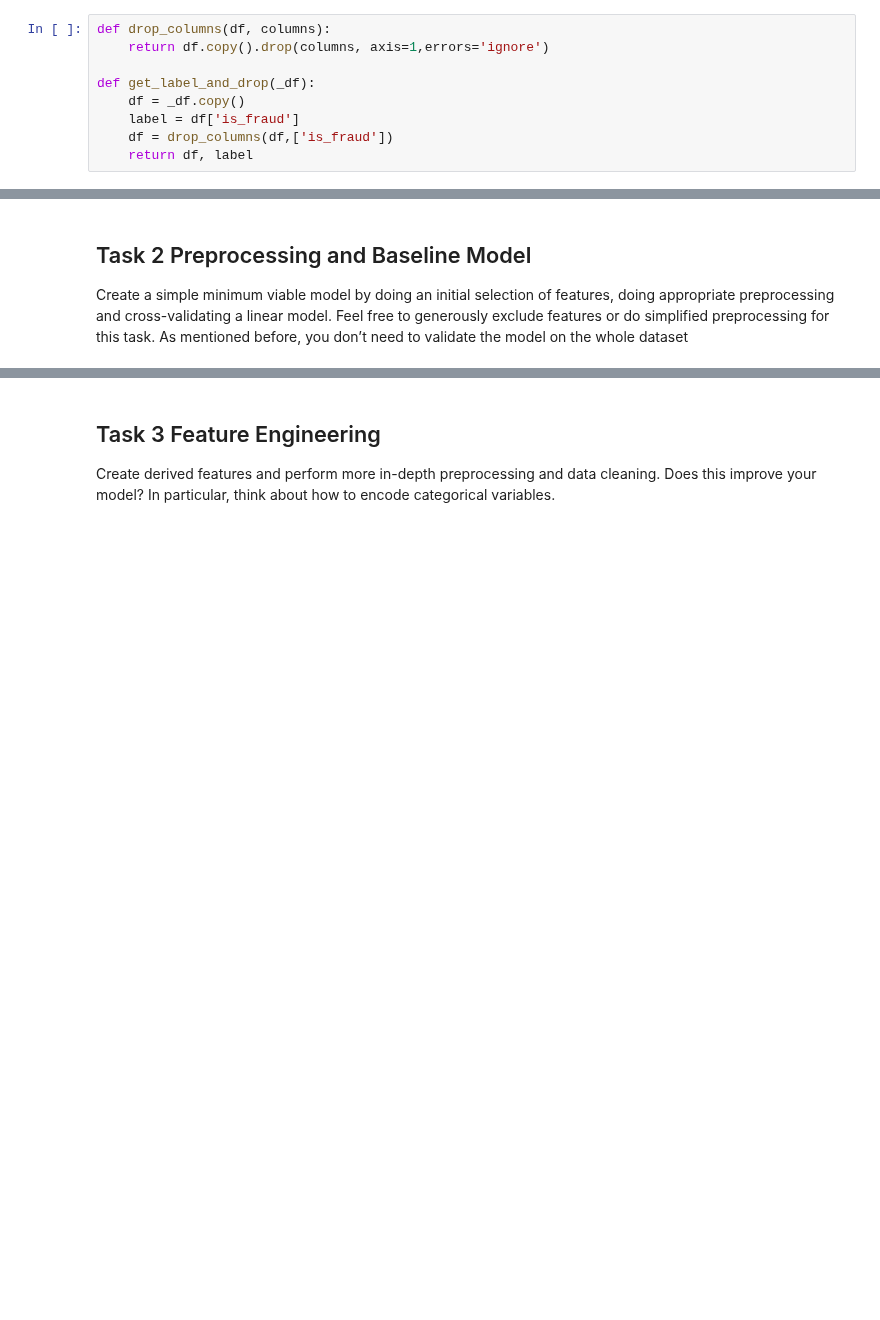
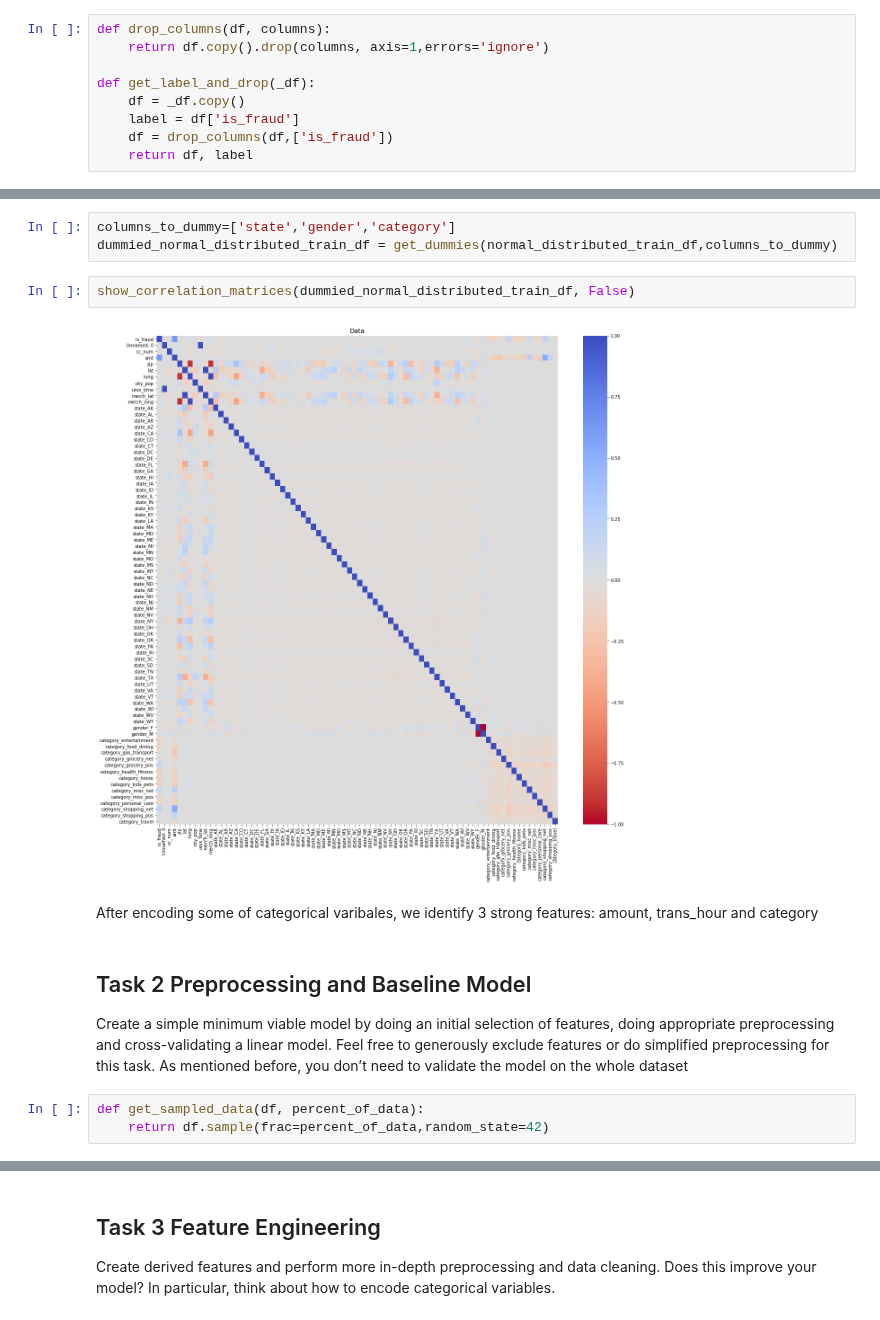
Before and after one commit to sashaaKr/master-of-science, a Jupyter notebook: semester_2/Advanced_Topics_in_Machine_Learning/assignment_2/Advanced Machine Learning - HW #2.ipynb, the cells around one changed output, grey strips where cells are left out. Cells and saved outputs as stored; diff of their text form; blank space fills up the shorter version.

```diff
--- a/semester_2/Advanced_Topics_in_Machine_Learning/assignment_2/Advanced Machine Learning - HW #2.ipynb
+++ b/semester_2/Advanced_Topics_in_Machine_Learning/assignment_2/Advanced Machine Learning - HW #2.ipynb
@@ -213,4 +291,16 @@ NameError: name 'RandomUnderSampler' is not defined
+# %%
+columns_to_dummy=['state','gender','category']
+dummied_normal_distributed_train_df = get_dummies(normal_distributed_train_df,columns_to_dummy)
+# %%
+show_correlation_matrices(dummied_normal_distributed_train_df, False)
+# %% [output]
+[figure, added]
+# %% [markdown]
+After encoding some of categorical varibales, we identify 3 strong features: amount, trans_hour and category
 # %% [markdown]
 ## Task 2 Preprocessing and Baseline Model
 
 Create a simple minimum viable model by doing an initial selection of features, doing appropriate preprocessing and cross-validating a linear model. Feel free to generously exclude features or do simplified preprocessing for this task. As mentioned before, you don’t need to validate the model on the whole dataset
+# %%
+def get_sampled_data(df, percent_of_data):
+    return df.sample(frac=percent_of_data,random_state=42)
```
Also changed, not shown: parts of 27 cells of this notebook.
